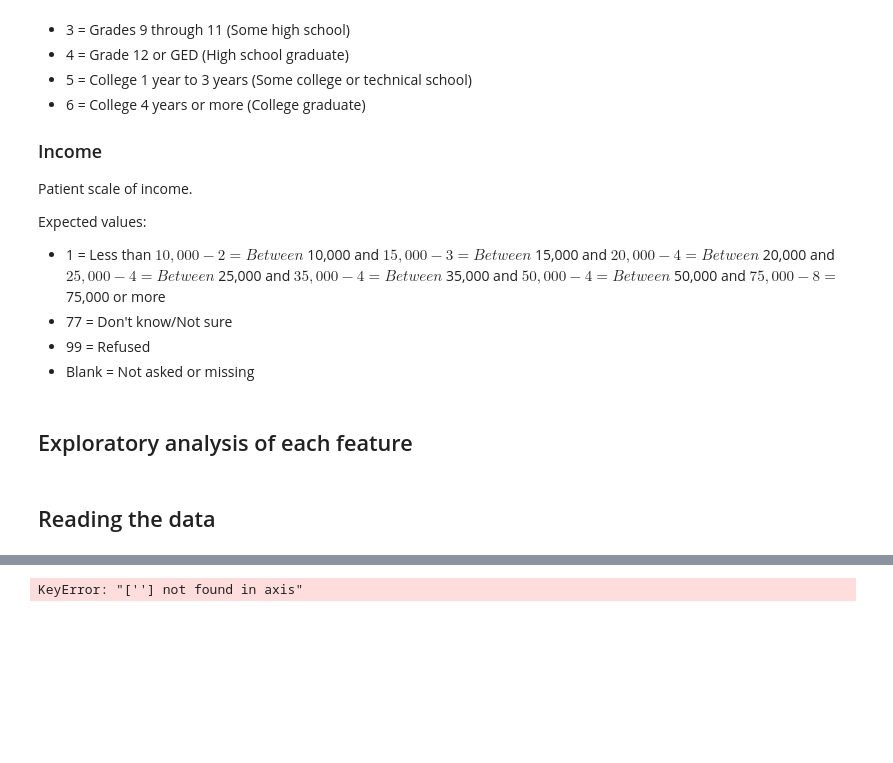
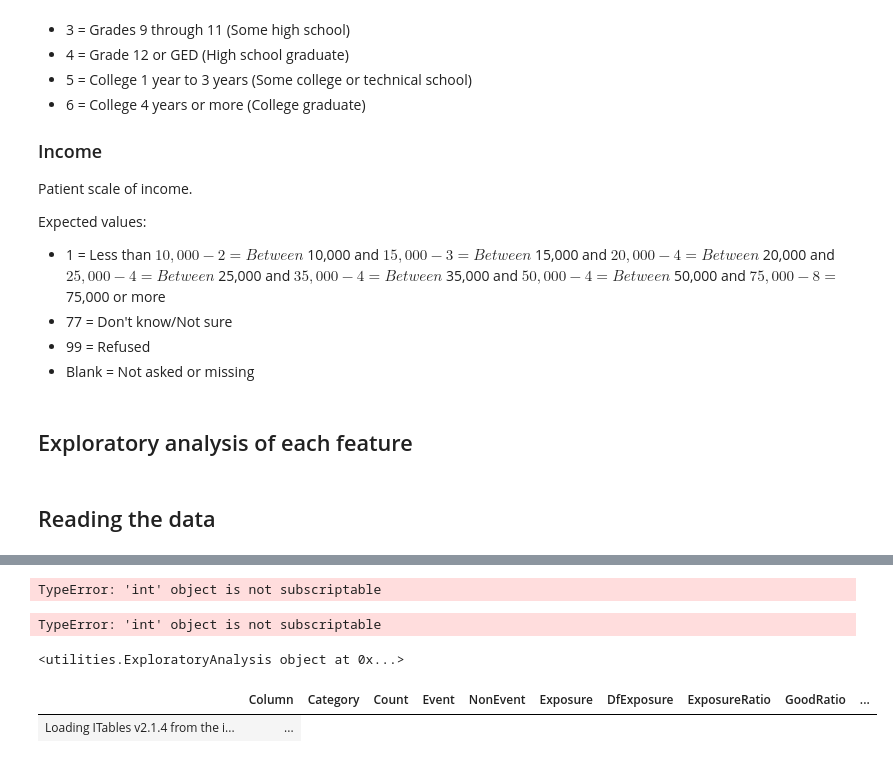
Before and after one commit to barrenha95/diabetes-prediction, a Jupyter notebook: notebooks/exploratory.ipynb, the cells around one changed output, grey strips where cells are left out. Saved outputs shown, nothing was run; the diff lists cells and outputs as text; code cells hidden in the pictures; blank space fills up the shorter version.

Commit message:
iteratible-exploratory-ok-trying-to-make-target-0-or-1

```diff
--- a/notebooks/exploratory.ipynb
+++ b/notebooks/exploratory.ipynb
@@ -204,6 +209,22 @@ df.head()
+# %%
+tmp = df['Diabetes_012']
+
+print(df['Diabetes_012'])
+# %% [output]
+TypeError: 'int' object is not subscriptable
+# %%
+df['Diabetes_012'] = np.where(df['Diabetes_012'] == 2, 1, df['Diabetes_012'])
+df['Diabetes_012'].value_counts()
+# %% [output]
+TypeError: 'int' object is not subscriptable
 # %%
-analysis = utils.ExploratoryAnalysis(dataframe = df, target = 'Diabetes_012', ignore=[''])
-analysis_table = analysis.exploratory_table()
-print(analysis_table)
+analysis = utils.ExploratoryAnalysis(dataframe = df, target = 'Diabetes_012')
+print(analysis)
 # %% [output]
-KeyError: "[''] not found in axis"
+<utilities.ExploratoryAnalysis object at 0x...>
+# %%
+analysis_table = analysis.exploratory_table()
+display(analysis_table)
+# %% [output]
+|  | Column | Category | Count | Event | NonEvent | Exposure | DfExposure | ExposureRatio | GoodRatio | ... |
+| Loading ITables v2.1.4 from the i... | ... |
```
Also changed, not shown: parts of 3 cells of this notebook, 1 other file.
